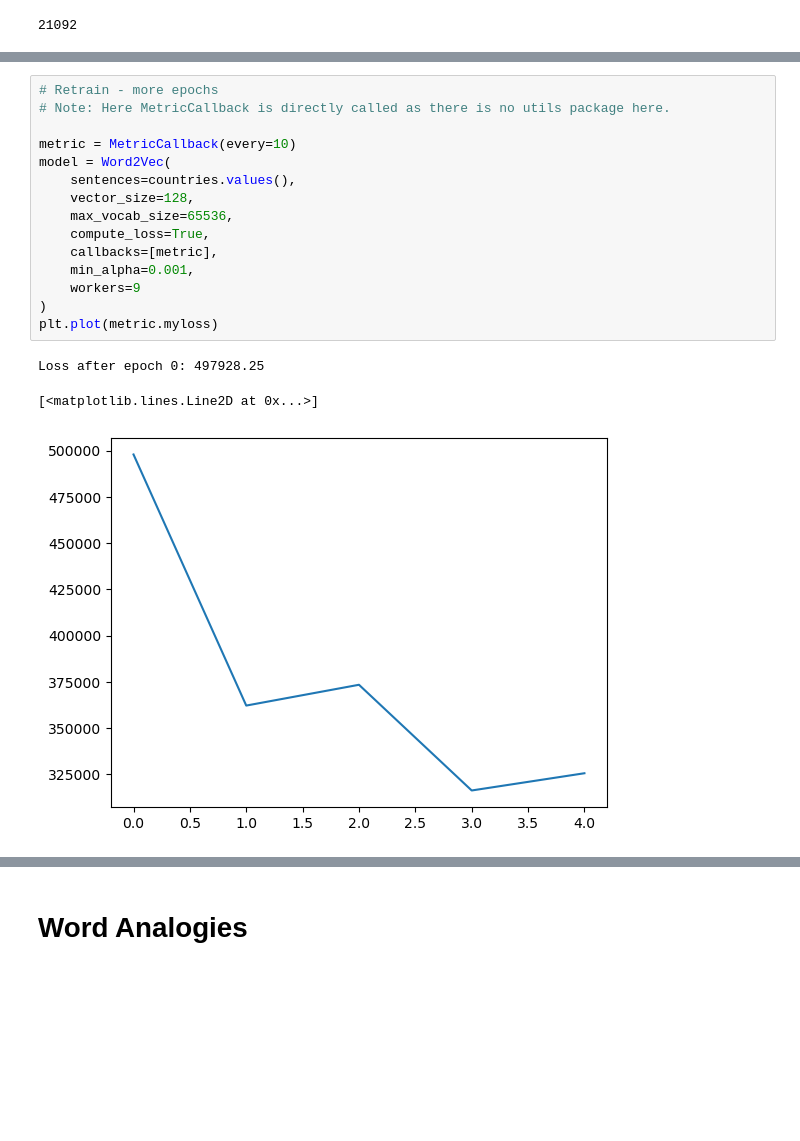
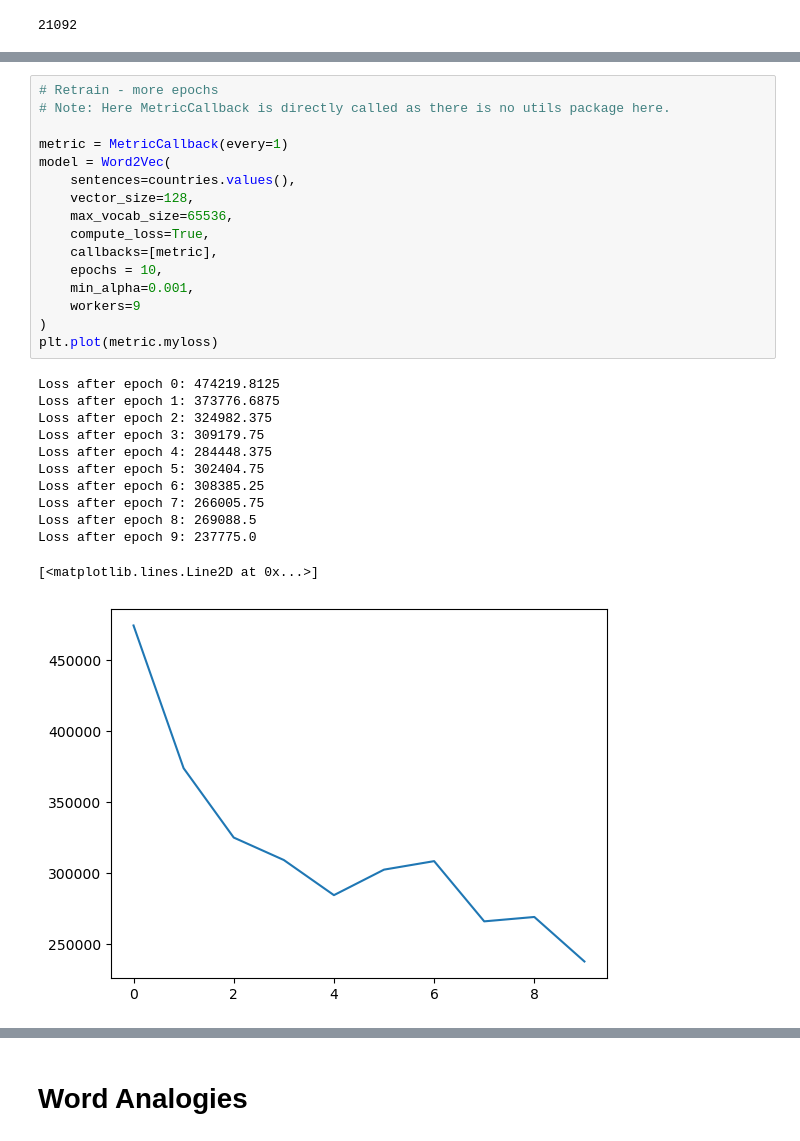
Before and after one commit to sharanharsoor/experiments, a Jupyter notebook: Gensim_word2vec_countires_wiki.ipynb, the cells around one changed output, grey strips where cells are left out. Drawn from its saved outputs; the diff is of its cells as text; blank space fills up the shorter version.

```diff
--- a/Gensim_word2vec_countires_wiki.ipynb
+++ b/Gensim_word2vec_countires_wiki.ipynb
@@ -239,22 +239,32 @@ model.wv.most_similar('India')
 # %%
 # Retrain - more epochs
 # Note: Here MetricCallback is directly called as there is no utils package here.
 
-metric = MetricCallback(every=10)
+metric = MetricCallback(every=1)
 model = Word2Vec(
     sentences=countries.values(),
     vector_size=128,
     max_vocab_size=65536,
     compute_loss=True,
     callbacks=[metric],
+    epochs = 10,
     min_alpha=0.001,
     workers=9
 )
 plt.plot(metric.myloss)
 # %% [output]
-Loss after epoch 0: 497928.25
+Loss after epoch 0: 474219.8125
+Loss after epoch 1: 373776.6875
+Loss after epoch 2: 324982.375
+Loss after epoch 3: 309179.75
+Loss after epoch 4: 284448.375
+Loss after epoch 5: 302404.75
+Loss after epoch 6: 308385.25
+Loss after epoch 7: 266005.75
+Loss after epoch 8: 269088.5
+Loss after epoch 9: 237775.0
 [<matplotlib.lines.Line2D at 0x...>]
-[figure, old version]
+[figure, new version]
 # %%
 model.wv.most_similar('India')
 # %% [output]
```
Also changed, not shown: parts of 11 cells of this notebook.
